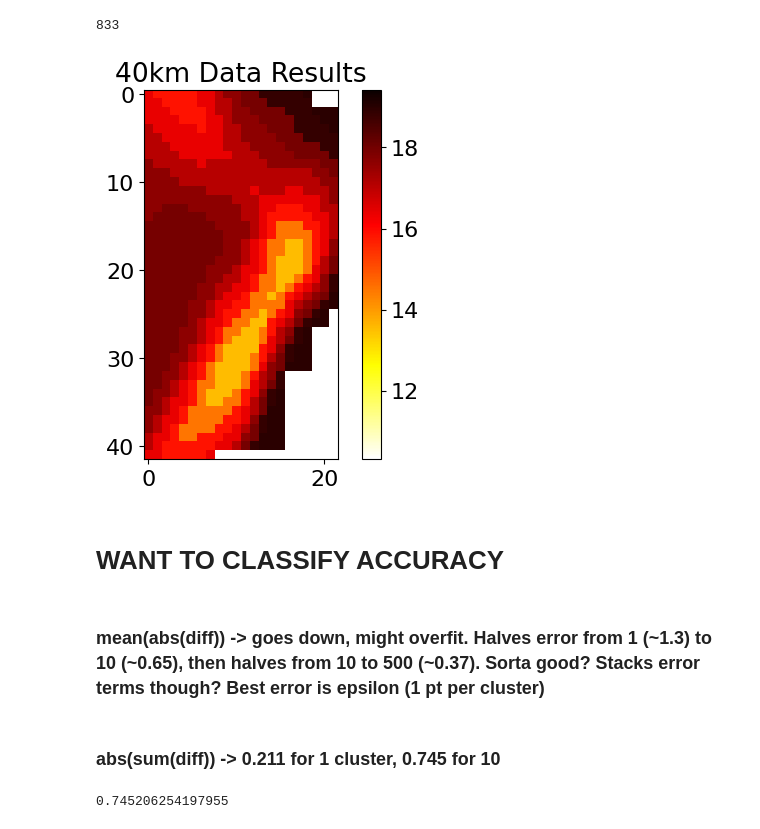
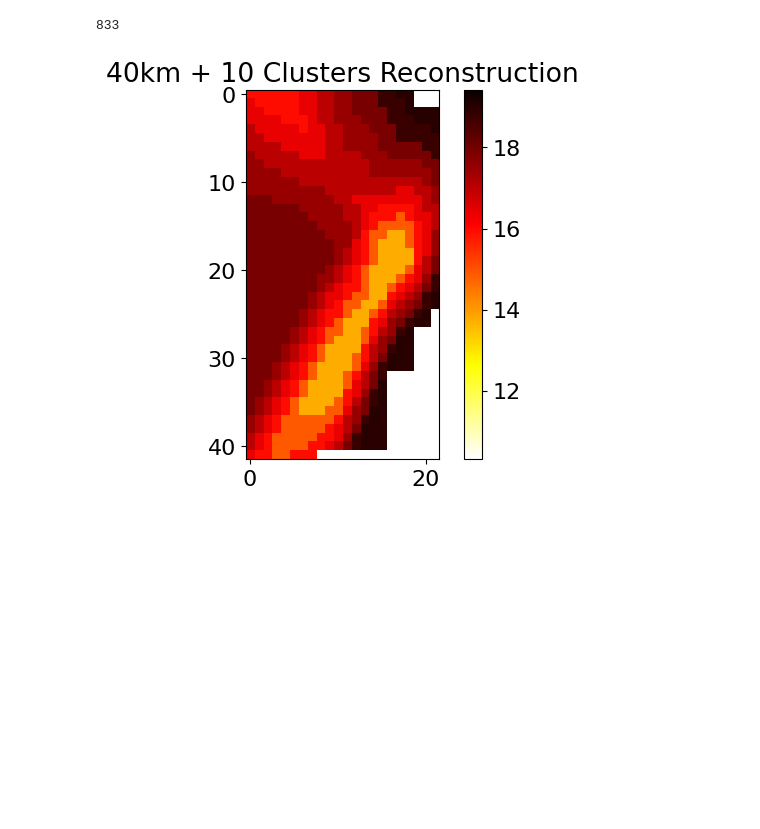
Before and after one commit to jyhong05/CFL_Research, a Jupyter notebook: altitude_extraction/run_cfl.ipynb, the cells around one changed output. Drawn from its saved outputs; the diff is of its cells as text; code cells hidden in the pictures; blank space fills up the shorter version.

```diff
--- a/altitude_extraction/run_cfl.ipynb
+++ b/altitude_extraction/run_cfl.ipynb
@@ -8,5 +11,6 @@ from cfl_helpers import *
 # %%
 resolution = '40km'
+n_clusters = 10
 train_file = f'data/{resolution}_data.csv'
 truth_file = f'data/{resolution}_truth.csv'
 
@@ -72,7 +76,7 @@ CDE_params = {  'model'        : 'CondExpMod',
 # cluster_params consists of specifying two clustering objects
 # CFL automatically recognizes the names of all sklearn.cluster models as keywords
 cause_cluster_params =  {'model' : 'KMeans',
-                         'model_params' : {'n_clusters' : 10},
+                         'model_params' : {'n_clusters' : n_clusters},
                          'verbose' : 0
 }
 # %%
@@ -143,12 +148,6 @@ print(len(xlbls))
 # %% [output]
 833
 # %%
-reconstruct_temps = reconstruct_groups(train_data, xlbls, title=f'{resolution} Data Results')
+reconstruct_temps = reconstruct_groups(train_data, xlbls, title=f'{resolution} + {n_clusters} Clusters Reconstruction')
 # %% [output]
-[figure, old version]
+[figure, new version]
-# %% [markdown]
-# WANT TO CLASSIFY ACCURACY
-# %% [markdown]
-### mean(abs(diff)) -> goes down, might overfit. Halves error from 1 (~1.3) to 10 (~0.65), then halves from 10 to 500 (~0.37). Sorta good? Stacks error terms though? Best error is epsilon (1 pt per cluster)
-# %% [markdown]
-### abs(sum(diff)) -> 0.211 for 1 cluster, 0.745 for 10
@@ -167,5 +153,0 @@ def by_cluster_abs_err(data, xlbls, truth):
-# %%
-cluster_abs_error = by_cluster_abs_err(train_data, xlbls, truth)
-print(cluster_abs_error)
-# %% [output]
-0.745206254197955
```
Also changed, not shown: parts of 4 cells of this notebook, 4 other files.
